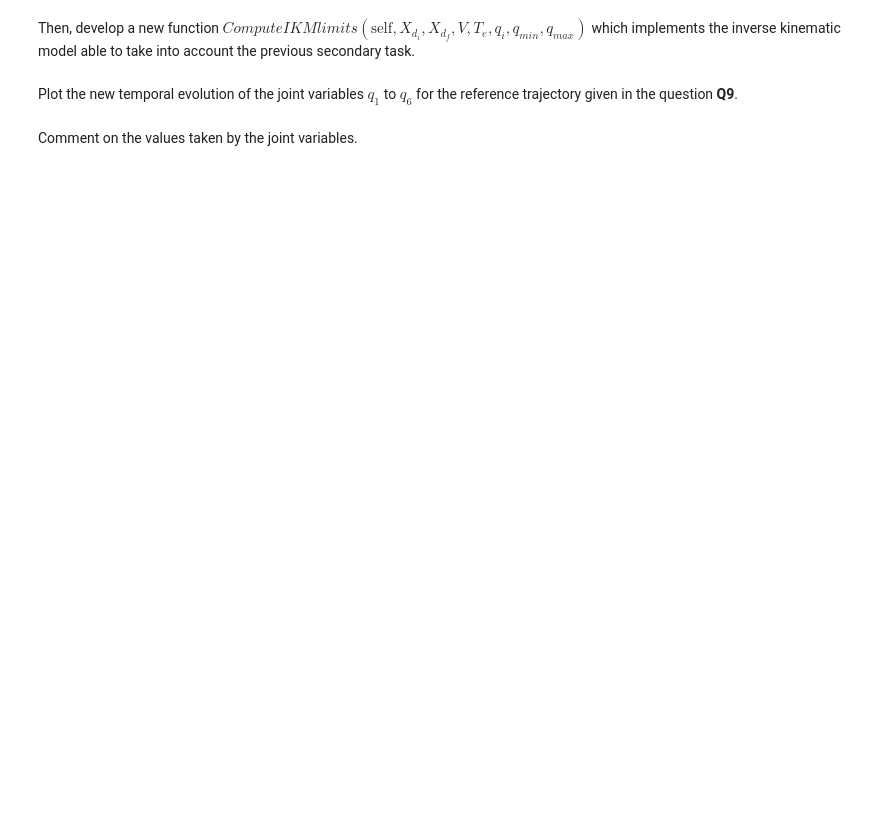
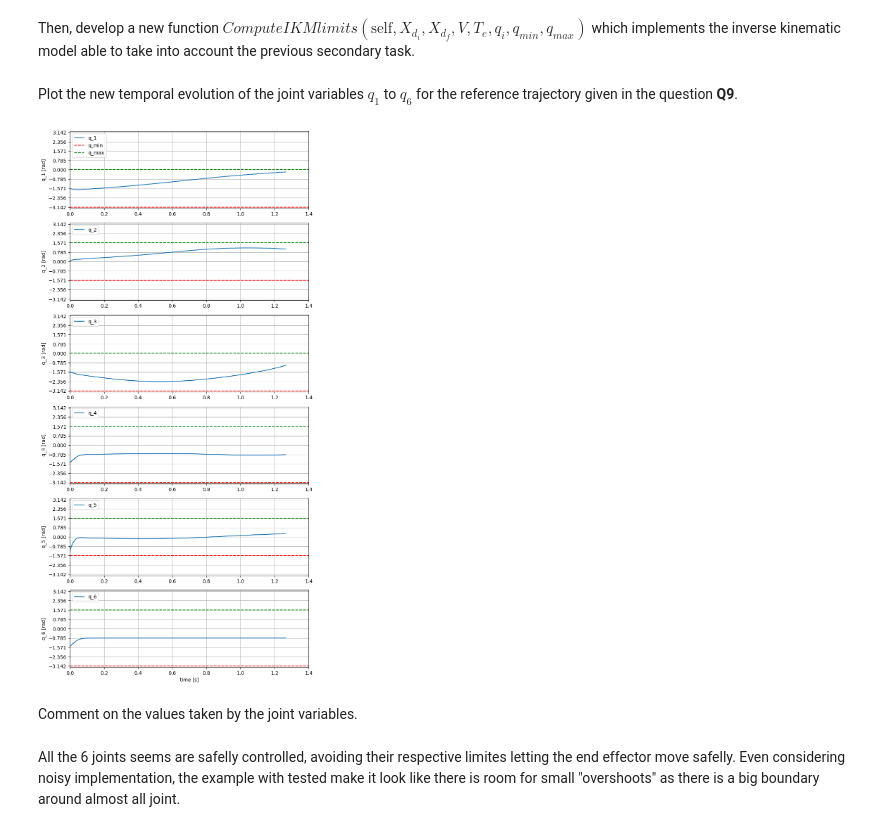
Before and after one commit to lmartim4/RO15, a Jupyter notebook: notebook.ipynb, the cells around one changed output. Saved outputs shown, nothing was run; the diff lists cells and outputs as text; code cells hidden in the pictures; blank space fills up the shorter version.

```diff
--- a/notebook.ipynb
+++ b/notebook.ipynb
@@ -667,5 +793,19 @@ def ComputeIKMlimits(self, X_d_i, X_d_f, V, Te, q_i, k_max, eps_x, q_min, q_max)
 RobotModel.ComputeIKMlimits = ComputeIKMlimits
 # %% [markdown]
 Plot the new temporal evolution of the joint variables $q_1$ to $q_6$ for the reference trajectory given in the question __Q9__.
+# %%
+RobotTutorials.ComputeIKMlimits(X_di, X_df, 1.0, 0.001, q_i, 1000, 0.001, q_min, q_max)
+
+plot_limits(
+    RobotTutorials,
+    RobotTutorials.discreteTime,
+    np.array(RobotTutorials.list_q_d_k_limits).T,
+    q_min,
+    q_max,
+)
+# %% [output]
+[figure, added]
 # %% [markdown]
 Comment on the values taken by the joint variables.
+# %% [markdown]
+All the 6 joints seems are safelly controlled, avoiding their respective limites letting the end effector move safelly. Even considering noisy implementation, the example with tested make it look like there is room for small "overshoots" as there is a big boundary around almost all joint.
```
Also changed, not shown: parts of 18 cells of this notebook.
